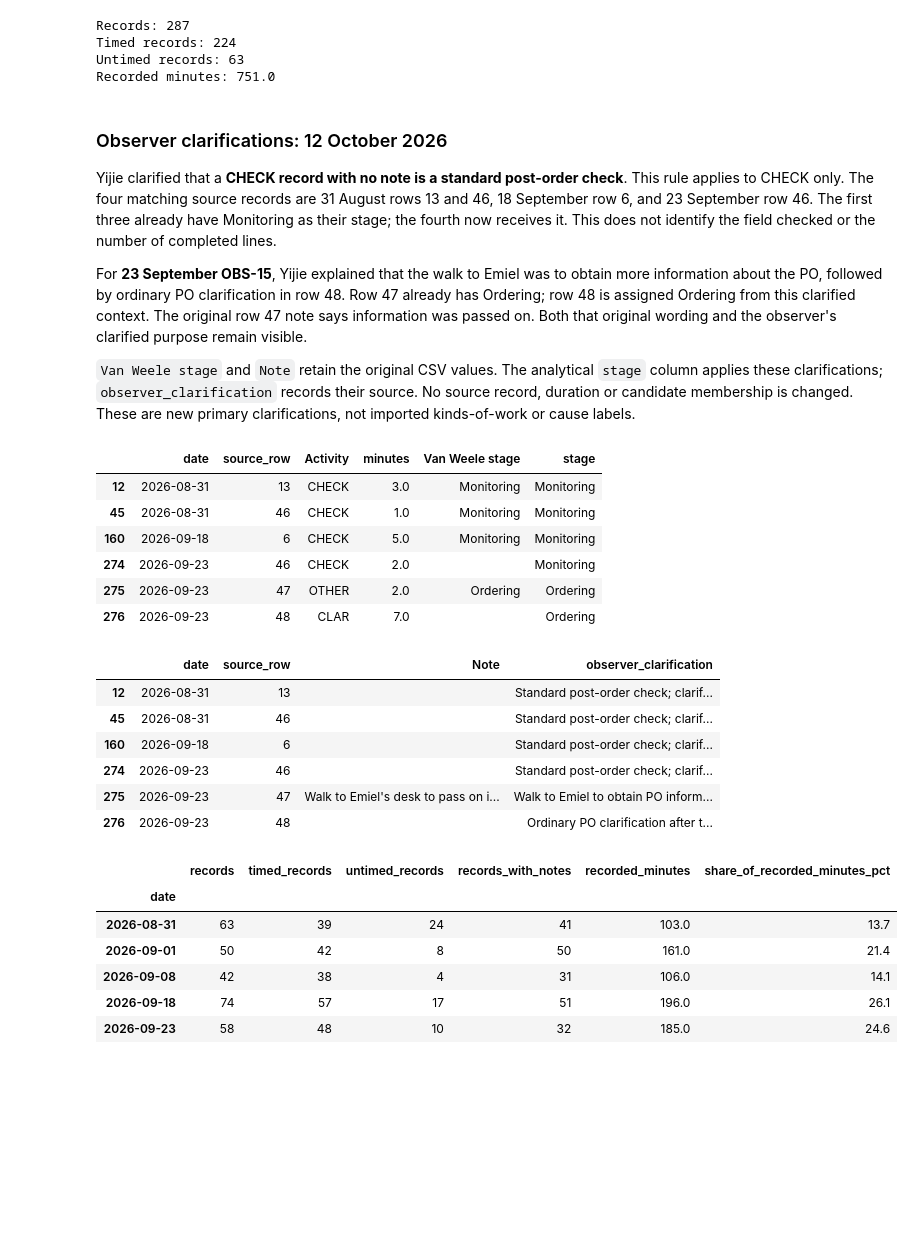
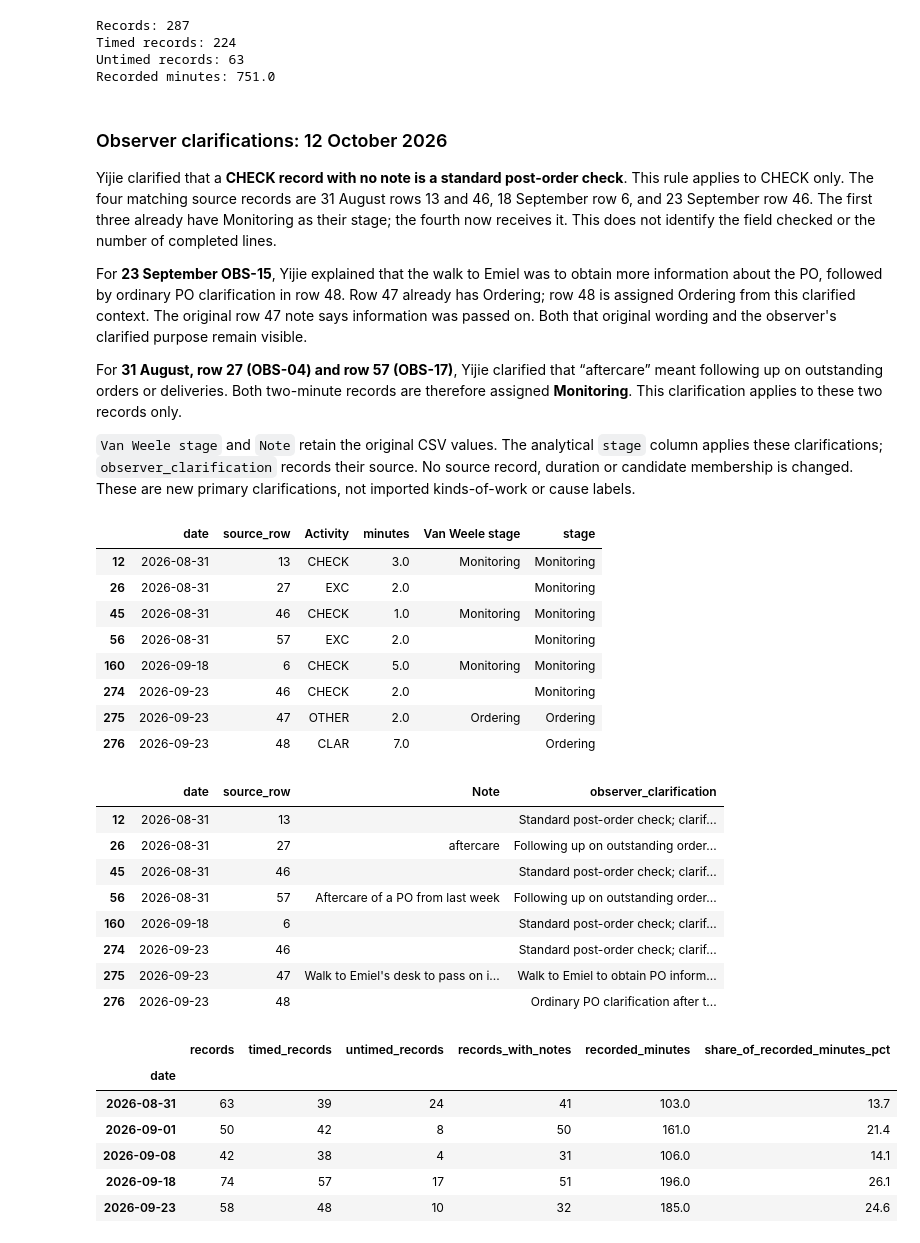
Before and after one commit to Luuuuuig/Bachelor-End-Project, a Jupyter notebook: Focal_Case_Selection_2026-10-07.ipynb, the cells around one changed output. Cells and saved outputs as stored; diff of their text form; code cells hidden in the pictures; blank space fills up the shorter version.

```diff
--- a/Focal_Case_Selection_2026-10-07.ipynb
+++ b/Focal_Case_Selection_2026-10-07.ipynb
@@ -107,44 +107,56 @@ Yijie clarified that a **CHECK record with no note is a standard post-order chec
 
 For **23 September OBS-15**, Yijie explained that the walk to Emiel was to obtain more information about the PO, followed by ordinary PO clarification in row 48. Row 47 already has Ordering; row 48 is assigned Ordering from this clarified context. The original row 47 note says information was passed on. Both that original wording and the observer's clarified purpose remain visible.
 
+For **31 August, row 27 (OBS-04) and row 57 (OBS-17)**, Yijie clarified that “aftercare” meant following up on outstanding orders or deliveries. Both two-minute records are therefore assigned **Monitoring**. This clarification applies to these two records only.
+
 `Van Weele stage` and `Note` retain the original CSV values. The analytical `stage` column applies these clarifications; `observer_clarification` records their source. No source record, duration or candidate membership is changed. These are new primary clarifications, not imported kinds-of-work or cause labels.
 # %%
 observations["stage"] = observations["Van Weele stage"].replace({
     "": "Unassigned", "/": "Unassigned", "—": "Unassigned"})
 observations["observer_clarification"] = ""
 
 blank_check = observations["Activity"].str.upper().eq("CHECK")
 blank_check = blank_check & observations["Note"].str.strip().isin(["", "/", "—"])
 observations.loc[blank_check, "stage"] = "Monitoring"
 observations.loc[blank_check, "observer_clarification"] = (
     "Standard post-order check; clarified by Yijie on 12 October 2026.")
 
 case_date = pd.to_datetime(observations["date"]).eq(pd.Timestamp("2026-09-23"))
 obs15 = case_date & observations["Case"].eq("OBS-15")
 walk = obs15 & observations["source_row"].eq(47)
 clarification = obs15 & observations["source_row"].eq(48)
 observations.loc[clarification, "stage"] = "Ordering"
 observations.loc[walk, "observer_clarification"] = (
     "Walk to Emiel to obtain PO information; clarified by Yijie on 12 October 2026.")
 observations.loc[clarification, "observer_clarification"] = (
     "Ordinary PO clarification after the walk to Emiel; clarified by Yijie on 12 October 2026.")
 
+aftercare = pd.to_datetime(observations["date"]).eq(pd.Timestamp("2026-08-31"))
+aftercare = aftercare & observations["source_row"].isin([27, 57])
+observations.loc[aftercare, "stage"] = "Monitoring"
+observations.loc[aftercare, "observer_clarification"] = (
+    "Following up on outstanding orders/deliveries; clarified by Yijie on 12 October 2026.")
+
 review_columns = ["date", "source_row", "Activity", "minutes", "Van Weele stage", "stage"]
 reviewed = observations["observer_clarification"].ne("")
 display(observations.loc[reviewed, review_columns])
 with pd.option_context("display.max_colwidth", None):
     display(observations.loc[reviewed, ["date", "source_row", "Note", "observer_clarification"]])
 # %% [output]
 |  | date | source_row | Activity | minutes | Van Weele stage | stage |
 | 12 | 2026-08-31 | 13 | CHECK | 3.0 | Monitoring | Monitoring |
+| 26 | 2026-08-31 | 27 | EXC | 2.0 |  | Monitoring |
 | 45 | 2026-08-31 | 46 | CHECK | 1.0 | Monitoring | Monitoring |
+| 56 | 2026-08-31 | 57 | EXC | 2.0 |  | Monitoring |
 | 160 | 2026-09-18 | 6 | CHECK | 5.0 | Monitoring | Monitoring |
 | 274 | 2026-09-23 | 46 | CHECK | 2.0 |  | Monitoring |
 | 275 | 2026-09-23 | 47 | OTHER | 2.0 | Ordering | Ordering |
 | 276 | 2026-09-23 | 48 | CLAR | 7.0 |  | Ordering |
 |  | date | source_row | Note | observer_clarification |
 | 12 | 2026-08-31 | 13 |  | Standard post-order check; clarif... |
+| 26 | 2026-08-31 | 27 | aftercare | Following up on outstanding order... |
 | 45 | 2026-08-31 | 46 |  | Standard post-order check; clarif... |
+| 56 | 2026-08-31 | 57 | Aftercare of a PO from last week | Following up on outstanding order... |
 | 160 | 2026-09-18 | 6 |  | Standard post-order check; clarif... |
 | 274 | 2026-09-23 | 46 |  | Standard post-order check; clarif... |
 | 275 | 2026-09-23 | 47 | Walk to Emiel's desk to pass on i... | Walk to Emiel to obtain PO inform... |
```
Also changed, not shown: 1 other file.
